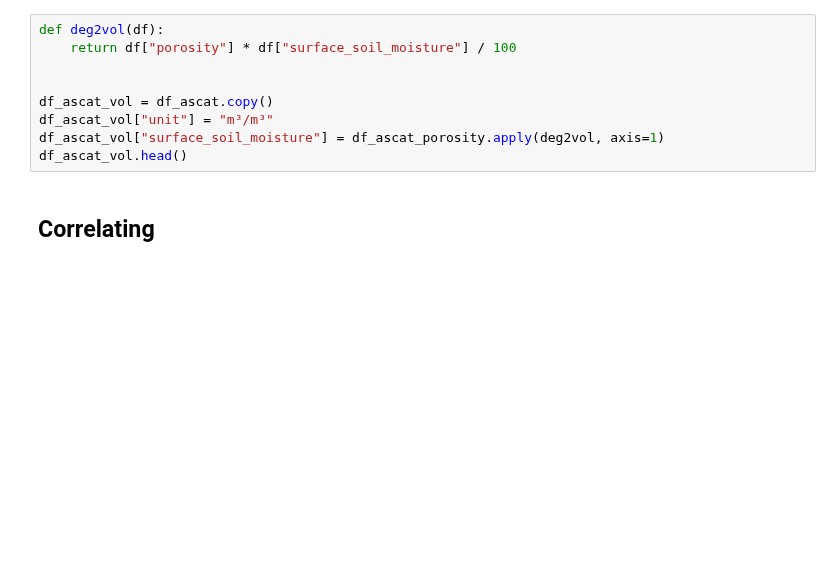
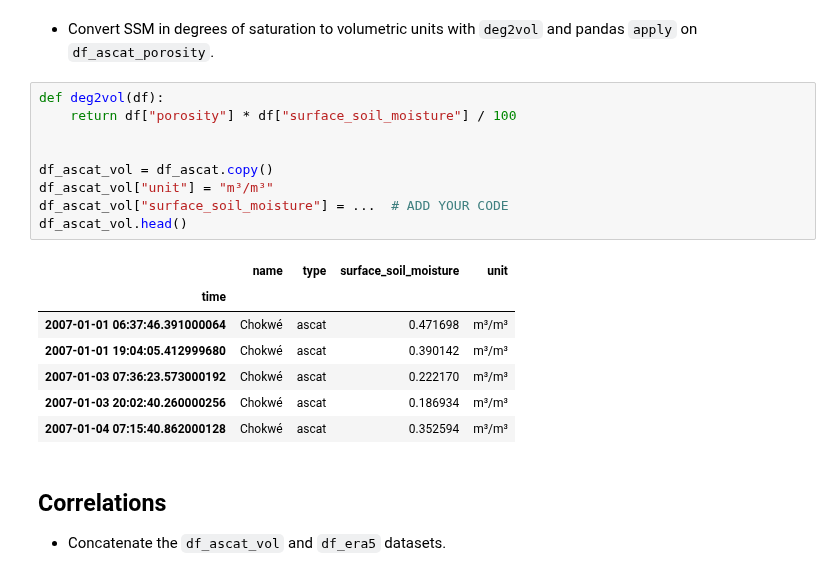
Before and after one commit to TUW-GEO/environmental-remote-sensing, a Jupyter notebook: unit_01/02_inclass_exercise.ipynb, the cells around one changed output. Saved outputs shown, nothing was run; the diff lists cells and outputs as text; blank space fills up the shorter version.

```diff
--- a/unit_01/02_inclass_exercise.ipynb
+++ b/unit_01/02_inclass_exercise.ipynb
@@ -70,12 +91,24 @@ df_ascat_porosity.head()
+# %% [markdown]
+- Convert SSM in degrees of saturation to volumetric units with `deg2vol` and pandas `apply` on `df_ascat_porosity`.
 # %%
 def deg2vol(df):
     return df["porosity"] * df["surface_soil_moisture"] / 100
 
 
 df_ascat_vol = df_ascat.copy()
 df_ascat_vol["unit"] = "m³/m³"
-df_ascat_vol["surface_soil_moisture"] = df_ascat_porosity.apply(deg2vol, axis=1)
+df_ascat_vol["surface_soil_moisture"] = ...  # ADD YOUR CODE
 df_ascat_vol.head()
+# %% [output]
+|  | name | type | surface_soil_moisture | unit |
+| time |  |  |  |  |
+| 2007-01-01 06:37:46.391000064 | Chokwé | ascat | 0.471698 | m³/m³ |
+| 2007-01-01 19:04:05.412999680 | Chokwé | ascat | 0.390142 | m³/m³ |
+| 2007-01-03 07:36:23.573000192 | Chokwé | ascat | 0.222170 | m³/m³ |
+| 2007-01-03 20:02:40.260000256 | Chokwé | ascat | 0.186934 | m³/m³ |
+| 2007-01-04 07:15:40.862000128 | Chokwé | ascat | 0.352594 | m³/m³ |
 # %% [markdown]
-## Correlating
+## Correlations
+
+- Concatenate the `df_ascat_vol` and `df_era5` datasets.
 # %%
```
Also changed, not shown: parts of 19 cells of this notebook.
